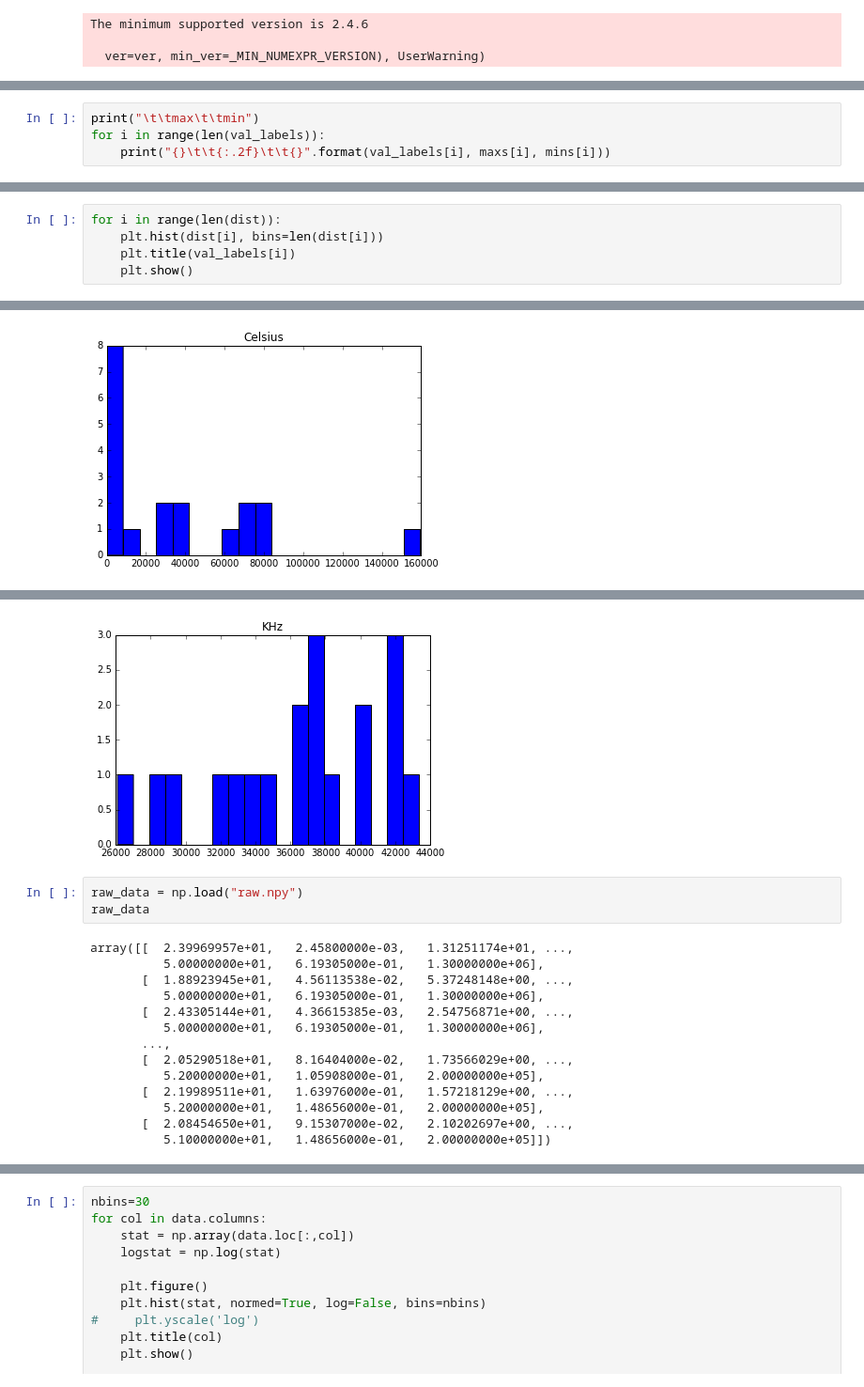
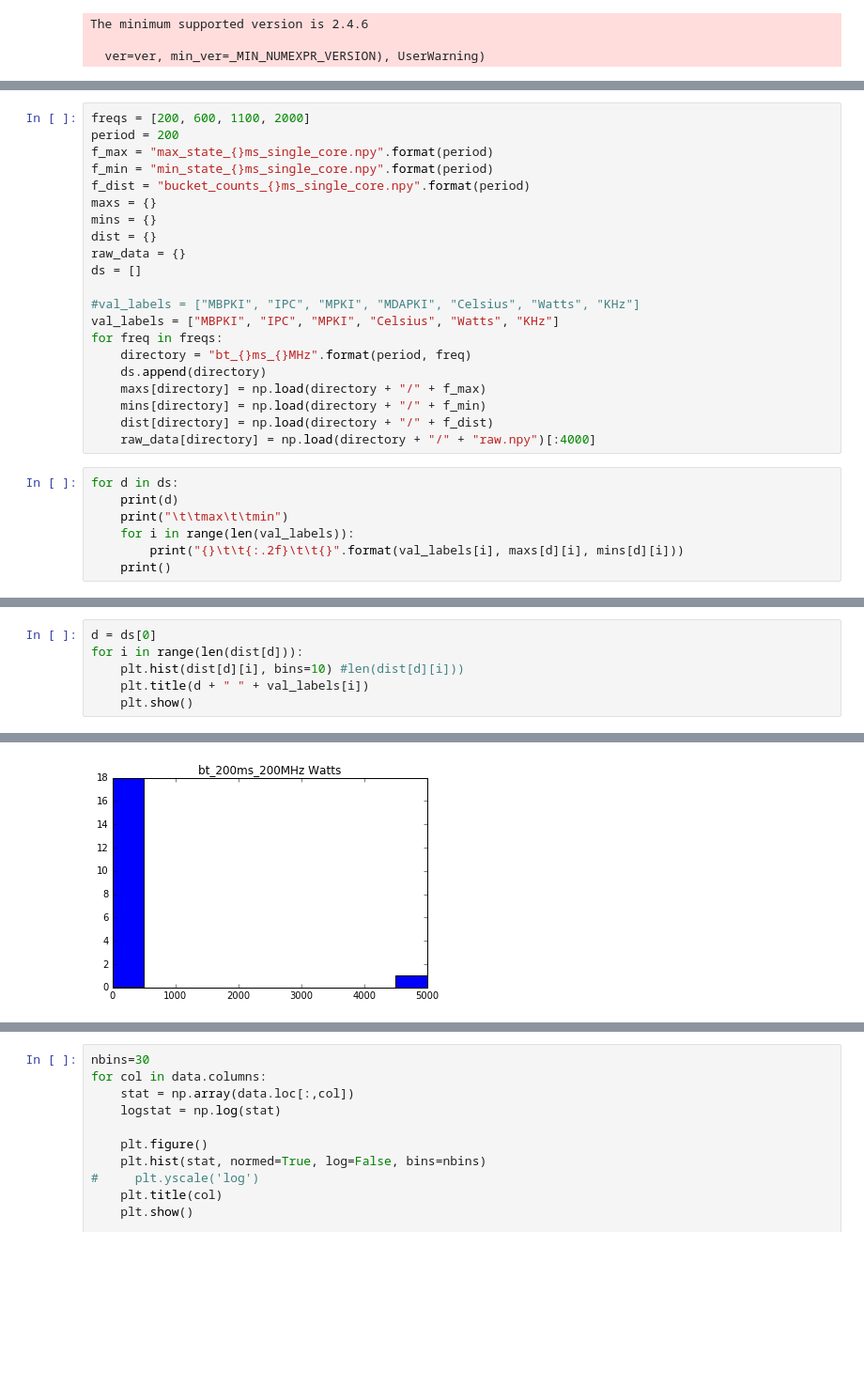
Before and after one commit to MaiaBlanco/RL-DVFS, a Jupyter notebook: xu3_src/gov/single_core_tests/Program Counter Distributions - IPC_used.ipynb, the cells around one changed output, grey strips where cells are left out. Shown at 94% size. Cells and saved outputs as stored; diff of their text form; blank space fills up the shorter version.

Commit message:
Update program counter distribution notebook.

```diff
--- a/xu3_src/gov/single_core_tests/Program Counter Distributions.ipynb
+++ b/xu3_src/gov/single_core_tests/Program Counter Distributions - IPC_used.ipynb
@@ -17,5 +9,29 @@ dist = np.load(f_dist)
+# %%
+freqs = [200, 600, 1100, 2000]
+period = 200
+f_max = "max_state_{}ms_single_core.npy".format(period)
+f_min = "min_state_{}ms_single_core.npy".format(period)
+f_dist = "bucket_counts_{}ms_single_core.npy".format(period)
+maxs = {}
+mins = {}
+dist = {}
+raw_data = {}
+ds = []
+
+#val_labels = ["MBPKI", "IPC", "MPKI", "MDAPKI", "Celsius", "Watts", "KHz"]
+val_labels = ["MBPKI", "IPC", "MPKI", "Celsius", "Watts", "KHz"]
+for freq in freqs:
+    directory = "bt_{}ms_{}MHz".format(period, freq)
+    ds.append(directory)
+    maxs[directory] = np.load(directory + "/" + f_max)
+    mins[directory] = np.load(directory + "/" + f_min)
+    dist[directory] = np.load(directory + "/" + f_dist)
+    raw_data[directory] = np.load(directory + "/" + "raw.npy")[:4000]
 # %%
-print("\t\tmax\t\tmin")
-for i in range(len(val_labels)):
-    print("{}\t\t{:.2f}\t\t{}".format(val_labels[i], maxs[i], mins[i]))
+for d in ds:
+    print(d)
+    print("\t\tmax\t\tmin")
+    for i in range(len(val_labels)):
+        print("{}\t\t{:.2f}\t\t{}".format(val_labels[i], maxs[d][i], mins[d][i]))
+    print()
 # %% [output]
@@ -30,6 +55,7 @@ KHz             2000000.00              200000.0
 # %%
-for i in range(len(dist)):
-    plt.hist(dist[i], bins=len(dist[i]))
-    plt.title(val_labels[i])
+d = ds[0]
+for i in range(len(dist[d])):
+    plt.hist(dist[d][i], bins=10) #len(dist[d][i]))
+    plt.title(d + " " + val_labels[i])
     plt.show()
 # %% [output]
@@ -40 +66 @@ for i in range(len(dist)):
-[figure, old version]
+[figure, new version]
@@ -42,18 +67,0 @@ for i in range(len(dist)):
-[figure, removed]
-# %%
-raw_data = np.load("raw.npy")
-raw_data
-# %% [output]
-array([[  2.39969957e+01,   2.45800000e-03,   1.31251174e+01, ...,
-          5.00000000e+01,   6.19305000e-01,   1.30000000e+06],
-       [  1.88923945e+01,   4.56113538e-02,   5.37248148e+00, ...,
-          5.00000000e+01,   6.19305000e-01,   1.30000000e+06],
-       [  2.43305144e+01,   4.36615385e-03,   2.54756871e+00, ...,
-          5.00000000e+01,   6.19305000e-01,   1.30000000e+06],
-       ...,
-       [  2.05290518e+01,   8.16404000e-02,   1.73566029e+00, ...,
-          5.20000000e+01,   1.05908000e-01,   2.00000000e+05],
-       [  2.19989511e+01,   1.63976000e-01,   1.57218129e+00, ...,
-          5.20000000e+01,   1.48656000e-01,   2.00000000e+05],
-       [  2.08454650e+01,   9.15307000e-02,   2.10202697e+00, ...,
-          5.10000000e+01,   1.48656000e-01,   2.00000000e+05]])
```
Also changed, not shown: parts of 7 cells of this notebook.
